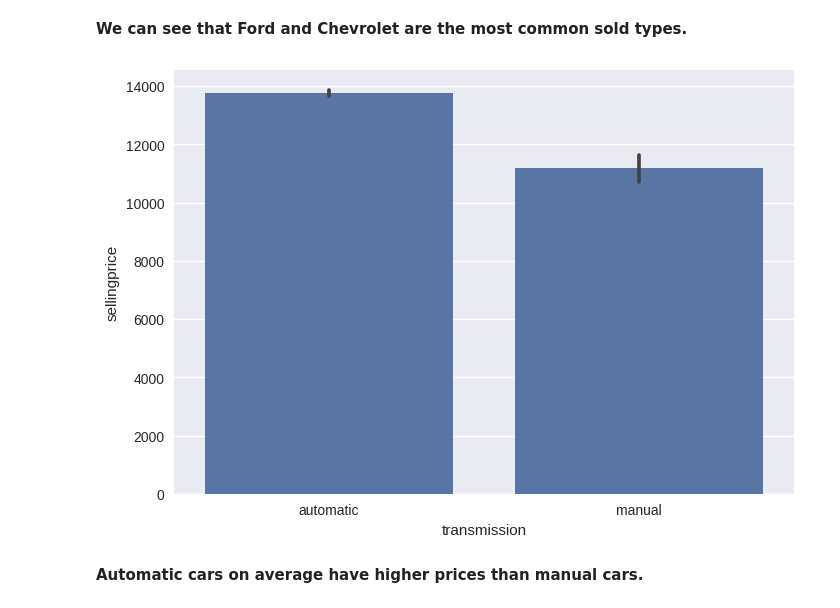
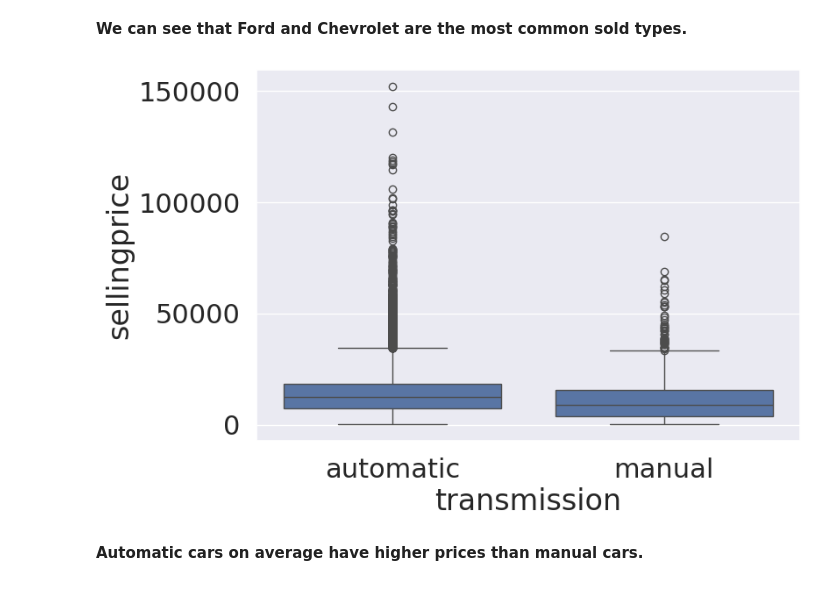
Before and after one commit to TameemAlghazaly/Data-Science-Projects, a Jupyter notebook: Car Prices Linear Regression/Car Prices Prediction Updated.ipynb, the cells around one changed output. Saved outputs shown, nothing was run; the diff lists cells and outputs as text; code cells hidden in the pictures.

```diff
--- a/Car Prices Linear Regression/Car Prices Prediction Updated.ipynb
+++ b/Car Prices Linear Regression/Car Prices Prediction Updated.ipynb
@@ -250,9 +271,9 @@ Text(191.09722222222223, 0.5, 'Selling Count')
 # %% [markdown]
 **We can see that Ford and Chevrolet are the most common sold types.**
 # %%
-ax= sns.barplot(x="transmission",y="sellingprice",data=df)
+ax= sns.boxplot(x="transmission",y="sellingprice",data=df)
 # %% [output]
-[figure, old version]
+[figure, new version]
 # %% [markdown]
 **Automatic cars on average have higher prices than manual cars.**
 # %%
```
Also changed, not shown: parts of 20 cells of this notebook.
